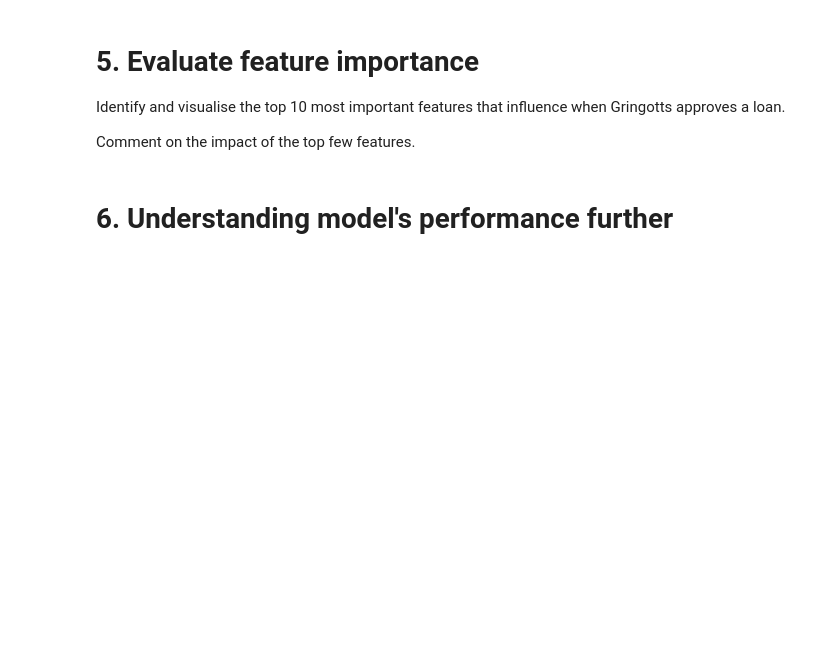
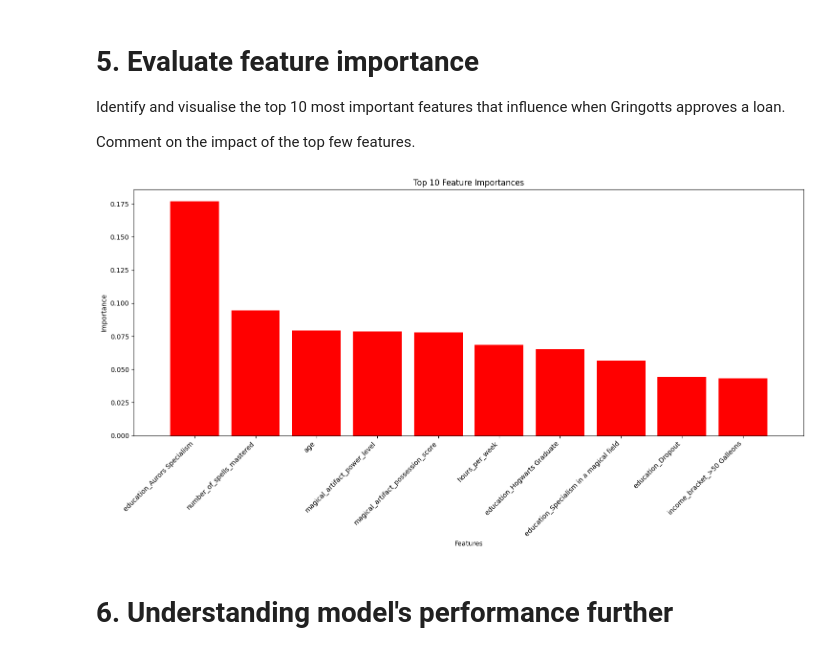
Before and after one commit to Serjobas/ai-ethichs-hackathon, a Jupyter notebook: AI_Ethics_Hackathon_Skeleton.ipynb, the cells around one changed output. Drawn from its saved outputs; the diff is of its cells as text; code cells hidden in the pictures; blank space fills up the shorter version.

```diff
--- a/AI_Ethics_Hackathon_Skeleton.ipynb
+++ b/AI_Ethics_Hackathon_Skeleton.ipynb
@@ -475,5 +481,0 @@ model = RandomForestClassifier(random_state=42)
-# %%
-
-
-# Train the model
-model.fit(X_train, y_train)
@@ -498,0 +488,13 @@ weighted avg       0.71      0.72      0.71       987
+# %%
+from imblearn.over_sampling import SMOTE
+from imblearn.pipeline import Pipeline as ImbPipeline
+
+smote = SMOTE(random_state=42)
+rf_classifier = RandomForestClassifier(n_estimators=100, random_state=42, max_depth=10)
+
+# Create the imbalanced-learn pipeline
+imb_pipeline = ImbPipeline(steps=[('smote', smote), ('classifier', rf_classifier)])
+
+# Fit the model
+# %%
+imb_pipeline.fit(X_train_imputed, y_train)
@@ -507,6 +538,34 @@ Use `X_train_imputed`, `y_train`, `X_test_imputed`, `y_test`.
 Identify and visualise the top 10 most important features that influence when Gringotts approves a loan.
 
 Comment on the impact of the top few features.
+# %%
+importances = pipeline.named_steps['classifier'].feature_importances_
+
+# If you used OneHotEncoder or other transformations, you need to get the feature names from the transformers
+# Assuming 'preprocessor' is your ColumnTransformer and 'X_train_imputed' is a DataFrame
+feature_names = X_train_imputed.columns
+
+# Sort feature importances in descending order and select the top 10
+indices = np.argsort(importances)[::-1]
+top_indices = indices[:10]
+
+# Get the top feature names and their importance
+top_feature_names = feature_names[top_indices]
+top_importances = importances[top_indices]
+
+
+# Plot the feature importances of the forest
+plt.figure(figsize=(15, 8))  # Increase figure size
+plt.title("Top 10 Feature Importances")
+plt.bar(range(10), top_importances, color="r", align="center")
+plt.xticks(range(10), top_feature_names, rotation=45, ha='right')  # Rotate labels and align
+plt.xlim([-1, 10])
+plt.xlabel('Features')
+plt.ylabel('Importance')
+plt.tight_layout()  # Adjust layout to fit everything
+plt.show()
+# %% [output]
+[figure, added]
 # %% [markdown]
 # 6. Understanding model's performance further
 # %%
```
Also changed, not shown: parts of 33 cells of this notebook, 1 other file.
